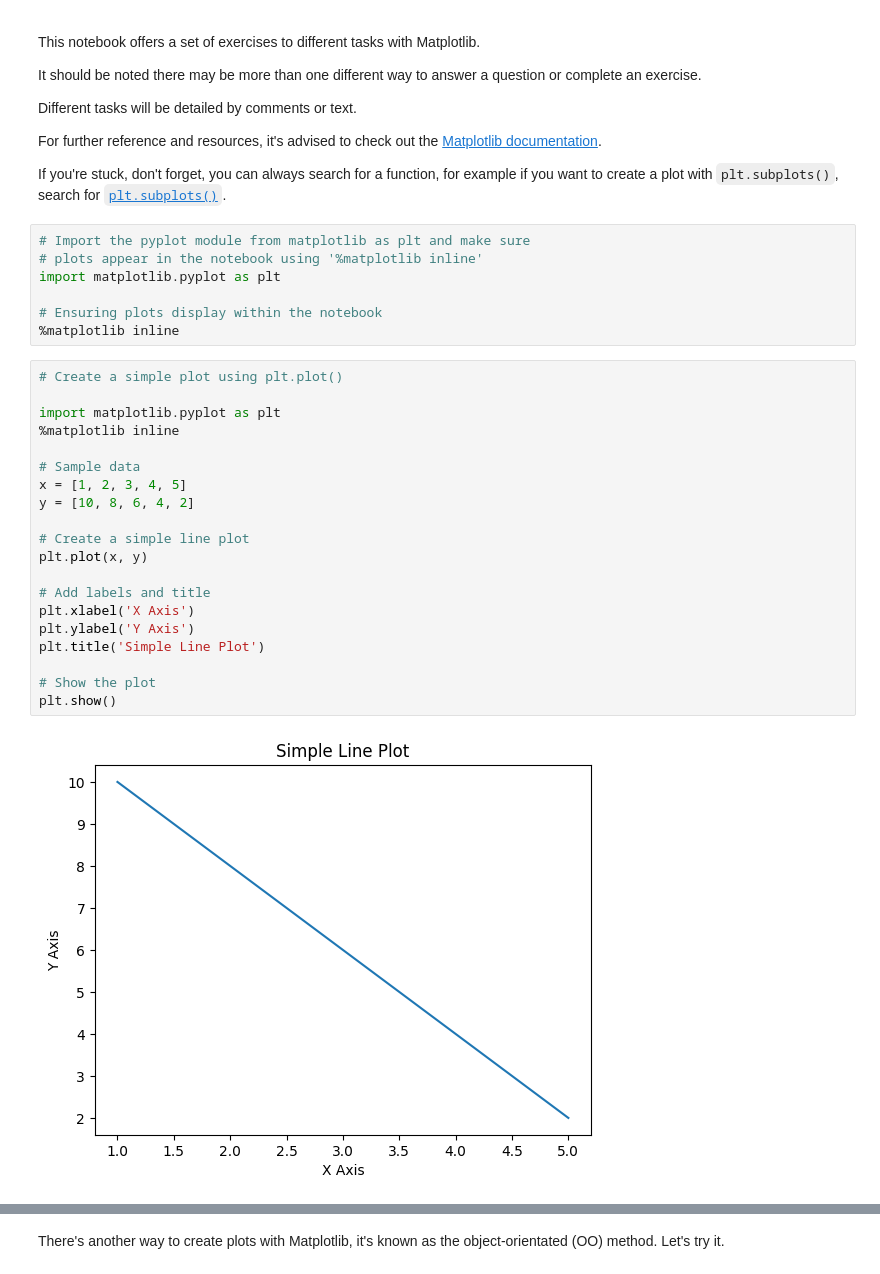
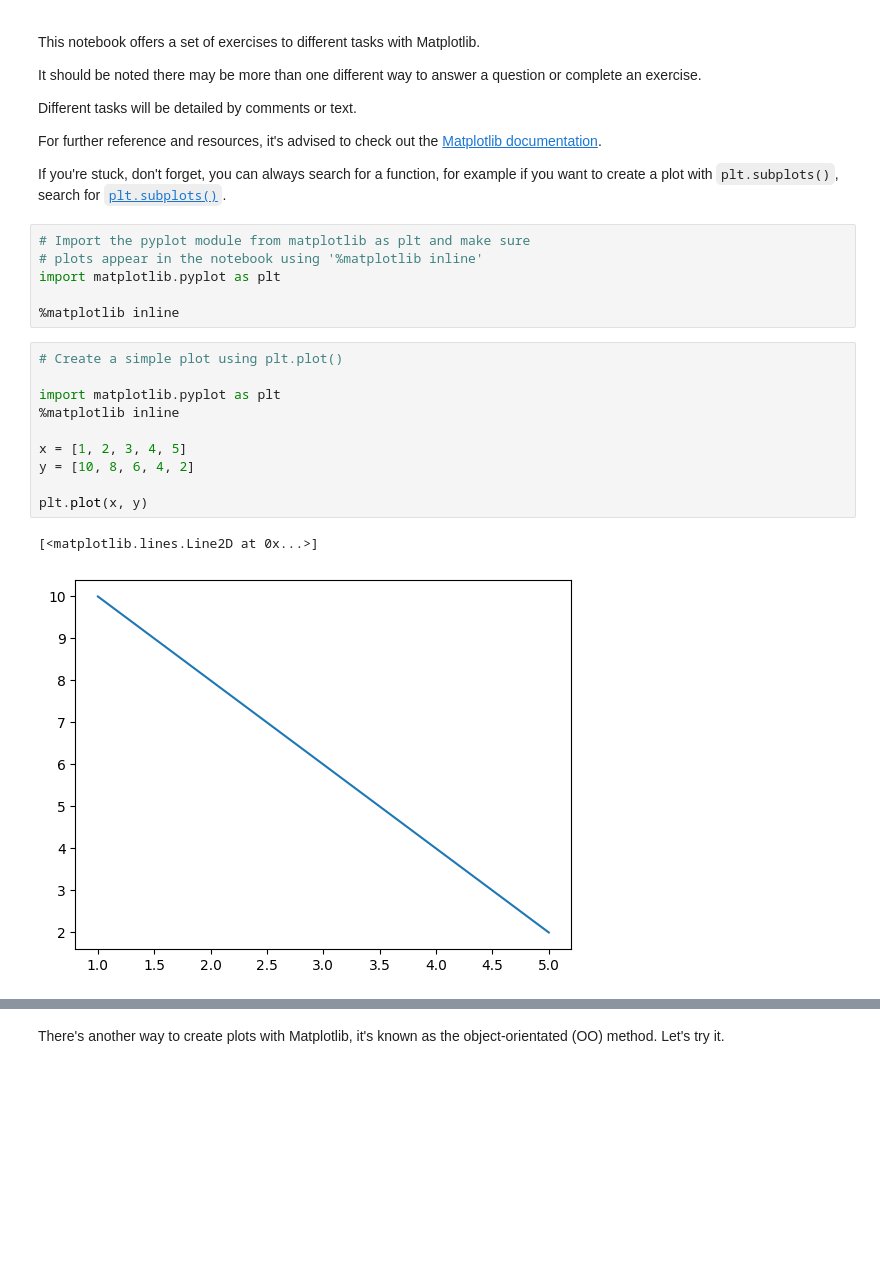
Before and after one commit to srilakshmi-saladi/bdaassignment, a Jupyter notebook: ICP3_B.ipynb, the cells around one changed output, grey strips where cells are left out. Saved outputs shown, nothing was run; the diff lists cells and outputs as text; blank space fills up the shorter version.

```diff
--- a/ICP3_B.ipynb
+++ b/ICP3_B.ipynb
@@ -17,30 +17,20 @@ If you're stuck, don't forget, you can always search for a function, for example
 # plots appear in the notebook using '%matplotlib inline'
 import matplotlib.pyplot as plt
 
-# Ensuring plots display within the notebook
 %matplotlib inline
 # %%
 # Create a simple plot using plt.plot()
 
 import matplotlib.pyplot as plt
 %matplotlib inline
 
-# Sample data
 x = [1, 2, 3, 4, 5]
 y = [10, 8, 6, 4, 2]
 
-# Create a simple line plot
 plt.plot(x, y)
-
-# Add labels and title
-plt.xlabel('X Axis')
-plt.ylabel('Y Axis')
-plt.title('Simple Line Plot')
-
-# Show the plot
-plt.show()
 # %% [output]
+[<matplotlib.lines.Line2D at 0x...>]
-[figure, old version]
+[figure, new version]
 # %%
 # Plot a single Python list
 import matplotlib.pyplot as plt
```
Also changed, not shown: parts of 38 cells of this notebook.
